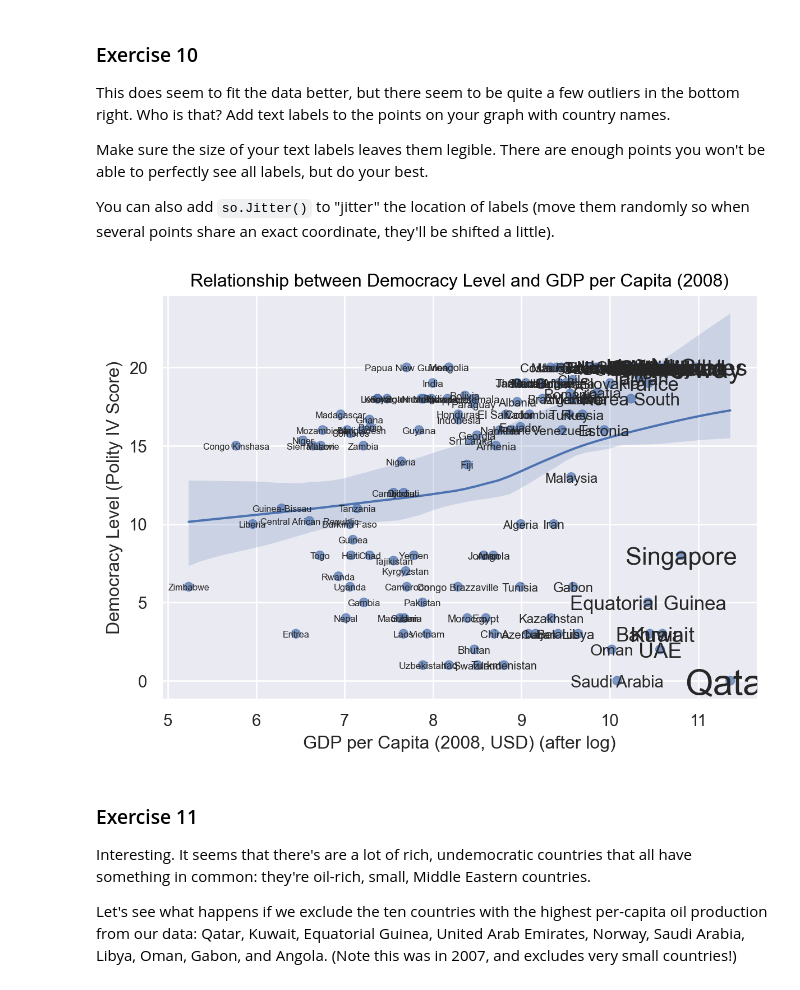
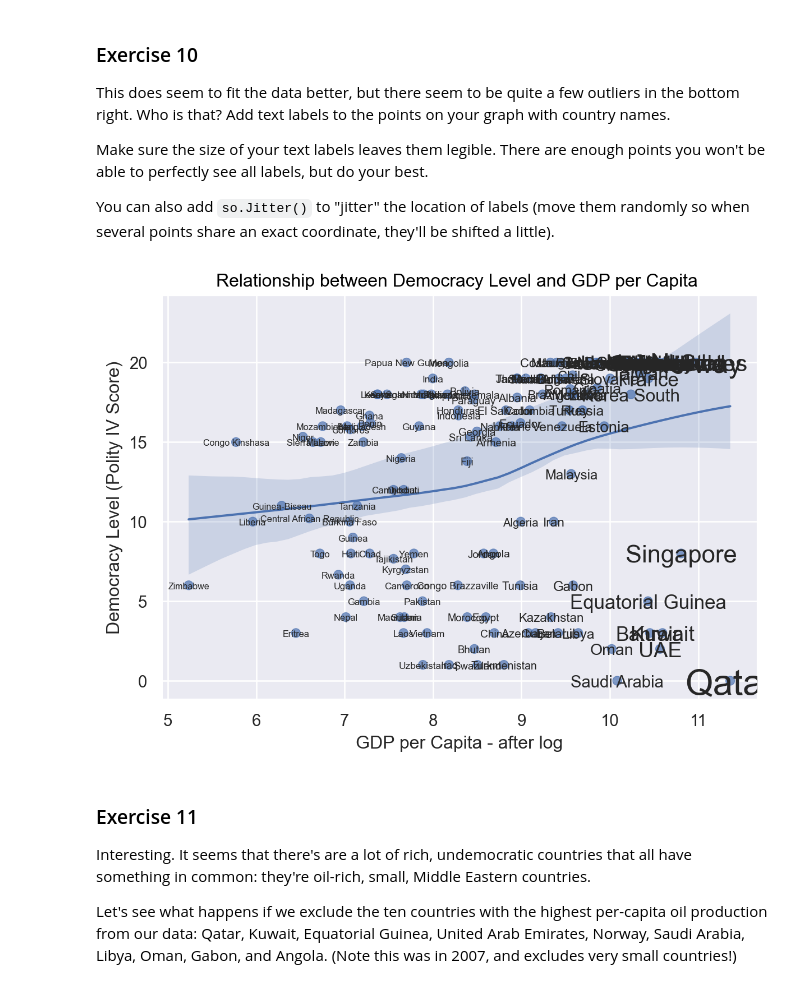
Before and after one commit to mbadu1/Oct7Ex, a Jupyter notebook: exercise_plotting_part2.ipynb, the cells around one changed output. Cells and saved outputs as stored; diff of their text form; code cells hidden in the pictures.

```diff
--- a/exercise_plotting_part2.ipynb
+++ b/exercise_plotting_part2.ipynb
@@ -212,26 +212,26 @@ You can also add `so.Jitter()` to "jitter" the location of labels (move them ran
 # %%
 plot = (
     so.Plot(
         wdi.dropna(subset=["log_gdppcap08", "polityIV"]),
         x="log_gdppcap08",
         y="polityIV",
     )
     .add(so.Dot(alpha=0.7), so.Jitter())
     .add(
         so.Line(),
         lowess := sor.Lowess(frac=0.8, num_bootstrap=100, gridsize=50, alpha=0.95),
     )
     .add(so.Band(), lowess)
     .add(so.Text(), text="country", fontsize="gdppcap08")
     .label(
-        x="GDP per Capita (2008, USD) (after log)",
+        x="GDP per Capita - after log",
         y="Democracy Level (Polity IV Score)",
-        title="Relationship between Democracy Level and GDP per Capita (2008)",
+        title="Relationship between Democracy Level and GDP per Capita ",
     )
 )
 plot
 # %% [output]
-[figure, old version]
+[figure, new version]
 # %% [markdown]
 ### Exercise 11
 
```
Also changed, not shown: parts of 8 cells of this notebook.
